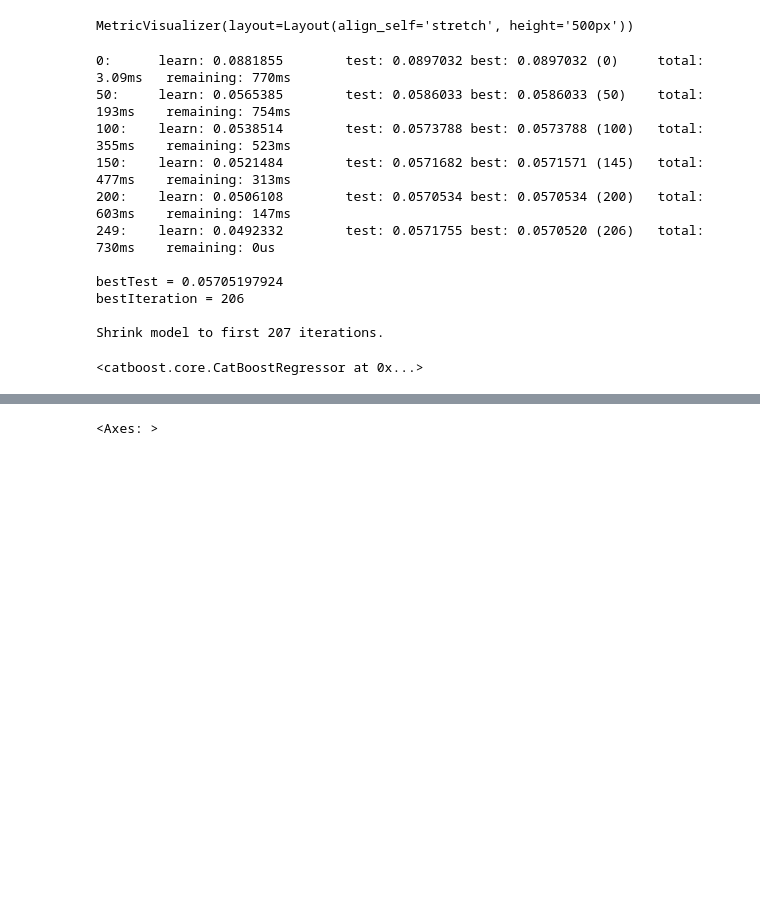
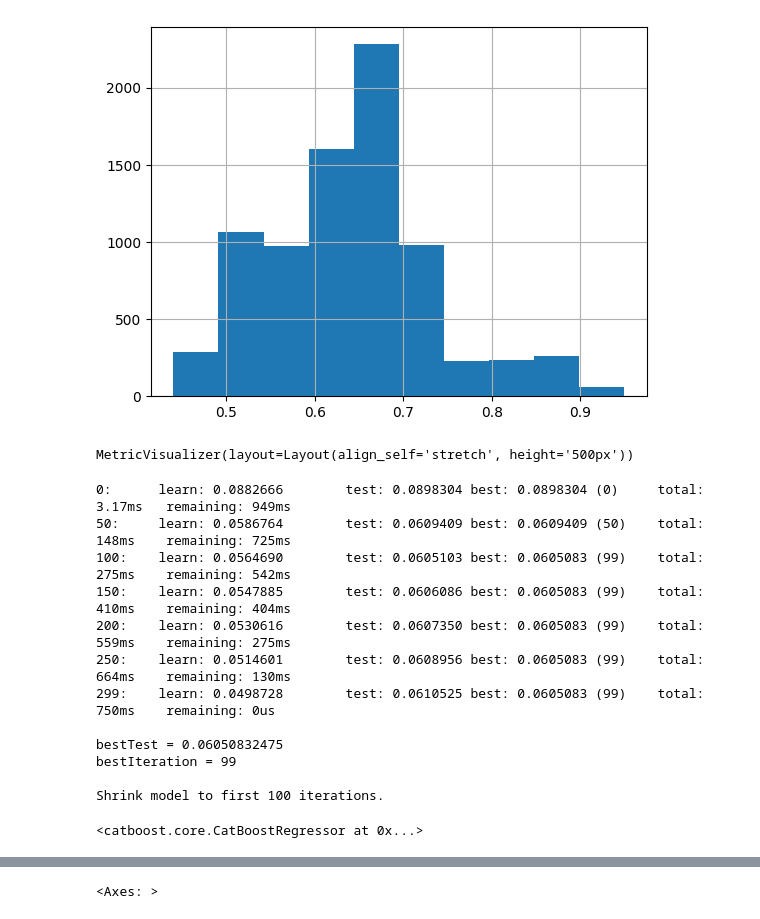
Before and after one commit to ssd2008/Reshis, a Jupyter notebook: catboost.ipynb, the cells around one changed output, grey strips where cells are left out. Drawn from its saved outputs; the diff is of its cells as text; code cells hidden in the pictures; blank space fills up the shorter version.

```diff
--- a/catboost.ipynb
+++ b/catboost.ipynb
@@ -32,3 +61,17 @@ df = df.astype({col: 'int' for col in df.select_dtypes(include='bool').columns})
+# %%
+cat = 'short_nm'
+L = df[cat].unique().tolist()
+for vuz in L:
+    val = df[df[cat] == vuz]['score'].mean()
+    if val < 0.64:
+        df[cat].replace({vuz: '1'}, inplace=True)
+    else:
+        df[cat].replace({vuz: '-1'}, inplace=True)
+df[cat] = df[cat].astype(int)
+df['score'].hist()
+df.drop('score', axis=1, inplace=True)
+# %% [output]
+[figure, added]
 # %%
 import pandas as pd
 from catboost import CatBoostRegressor, Pool
@@ -47,7 +90,7 @@ test_pool = Pool(data=X_test, label=y_test, cat_features=categorical_features)
 # %%
 # Создаем модель CatBoost для регрессии
 model = CatBoostRegressor(
-    iterations=250,            # Количество итераций, можно уменьшить если модель начинает переобучаться
+    iterations=300,            # Количество итераций, можно уменьшить если модель начинает переобучаться
     learning_rate=0.05,         # Уменьшаем шаг обучения
     depth=8,                    # Умеренная глубина, чтобы избежать переобучения
     cat_features=categorical_features,
@@ -59,17 +102,18 @@ model = CatBoostRegressor(
 model.fit(train_pool, eval_set=test_pool, plot=True)
 # %% [output]
 MetricVisualizer(layout=Layout(align_self='stretch', height='500px'))
-0:      learn: 0.0881855        test: 0.0897032 best: 0.0897032 (0)     total: 3.09ms   remaining: 770ms
-50:     learn: 0.0565385        test: 0.0586033 best: 0.0586033 (50)    total: 193ms    remaining: 754ms
-100:    learn: 0.0538514        test: 0.0573788 best: 0.0573788 (100)   total: 355ms    remaining: 523ms
-150:    learn: 0.0521484        test: 0.0571682 best: 0.0571571 (145)   total: 477ms    remaining: 313ms
-200:    learn: 0.0506108        test: 0.0570534 best: 0.0570534 (200)   total: 603ms    remaining: 147ms
-249:    learn: 0.0492332        test: 0.0571755 best: 0.0570520 (206)   total: 730ms    remaining: 0us
+0:      learn: 0.0882666        test: 0.0898304 best: 0.0898304 (0)     total: 3.17ms   remaining: 949ms
+50:     learn: 0.0586764        test: 0.0609409 best: 0.0609409 (50)    total: 148ms    remaining: 725ms
+100:    learn: 0.0564690        test: 0.0605103 best: 0.0605083 (99)    total: 275ms    remaining: 542ms
+150:    learn: 0.0547885        test: 0.0606086 best: 0.0605083 (99)    total: 410ms    remaining: 404ms
+200:    learn: 0.0530616        test: 0.0607350 best: 0.0605083 (99)    total: 559ms    remaining: 275ms
+250:    learn: 0.0514601        test: 0.0608956 best: 0.0605083 (99)    total: 664ms    remaining: 130ms
+299:    learn: 0.0498728        test: 0.0610525 best: 0.0605083 (99)    total: 750ms    remaining: 0us
 
-bestTest = 0.05705197924
-bestIteration = 206
+bestTest = 0.06050832475
+bestIteration = 99
 
-Shrink model to first 207 iterations.
+Shrink model to first 100 iterations.
 <catboost.core.CatBoostRegressor at 0x...>
 # %%
 from sklearn.metrics import mean_squared_error, mean_absolute_error, r2_score
```
Also changed, not shown: parts of 9 cells of this notebook, 2 other files.
